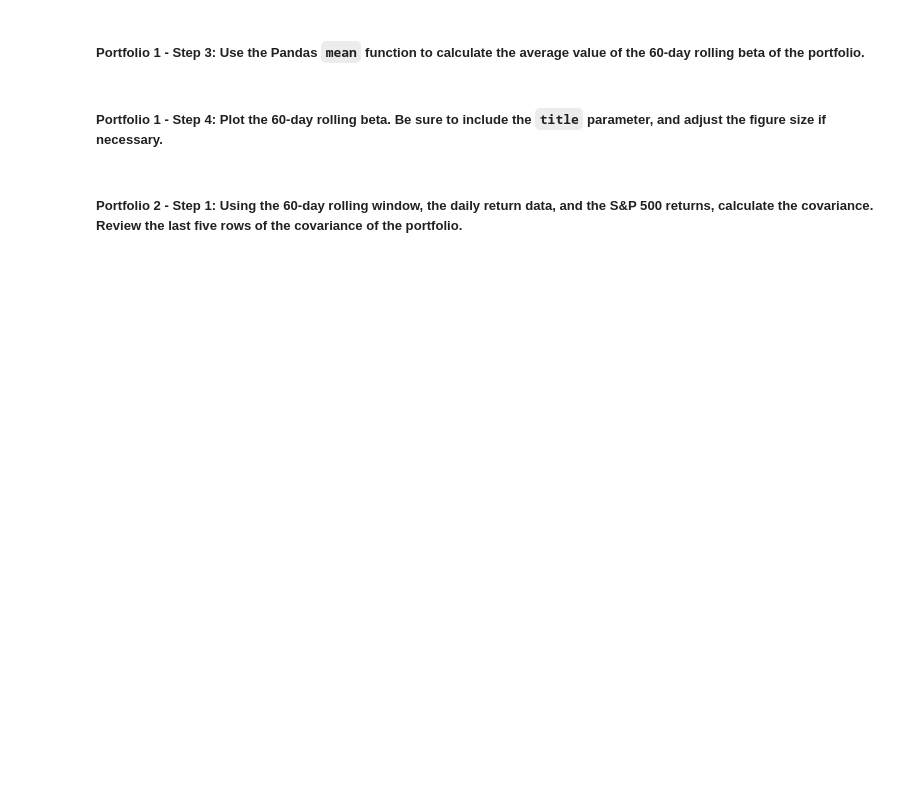
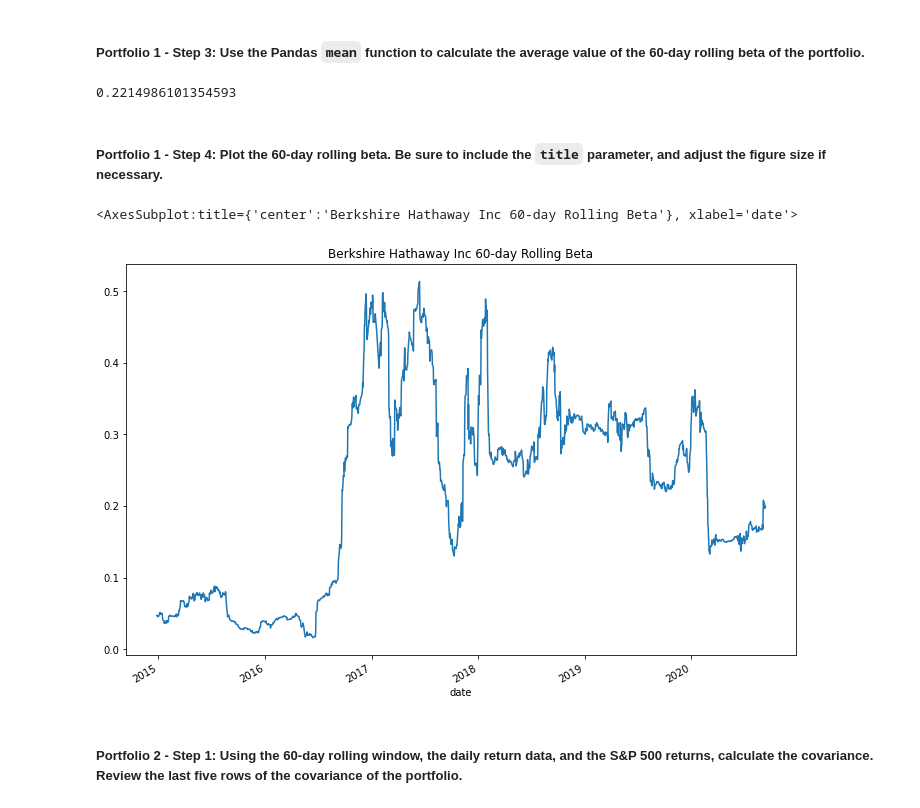
Before and after one commit to rjohnson617/whale_analysis, a Jupyter notebook: risk_return_analysis.ipynb, the cells around one changed output. Saved outputs shown, nothing was run; the diff lists cells and outputs as text; code cells hidden in the pictures; blank space fills up the shorter version.

Commit message:
adding images of analysis and output for README and uploading completed Jupyter notebook with final analysis

```diff
--- a/risk_return_analysis.ipynb
+++ b/risk_return_analysis.ipynb
@@ -211,7 +211,8 @@ whales_daily_return.plot(kind='box', figsize=(18,8), title='Whale Funds Daily Re
 # Create a new DataFrame containing only the 4 fund portfolios by dropping the S&P 500 column from the DataFrame
 # Create box plots to reflect the return data for only the 4 fund portfolios
 # Include a title parameter and adjust the figure size
-whales_reduced_df = whales_df.drop(columns=['S&P 500'])
+market_index = 'S&P 500'
+whales_reduced_df = whales_df.drop(columns=[market_index])
 whales_reduced_daily_returns = whales_reduced_df.pct_change().dropna()
 whales_reduced_daily_returns.plot(kind='box', figsize=(18,8), title='Whale Funds Daily Return Volatility (2014-10-01 thru 2020-09-11)')
 # %% [output]
@@ -359,4 +360,5 @@ Your analysis is nearing completion. Now, you need to evaluate how the portfolio
 #### Use the Pandas `var` function to calculate the variance of the S&P 500 by using a 60-day rolling window. Visualize the last five rows of the variance of the S&P 500.
 # %%
 # Calculate the variance of the S&P 500 using a rolling 60-day window.
-# YOUR CODE HERE
+market_variance_60_day_rolling = whales_daily_return[market_index].rolling(window=60).var()
+market_variance_60_day_rolling.tail()
@@ -375,4 +385,6 @@ Your analysis is nearing completion. Now, you need to evaluate how the portfolio
 # %%
 # Calculate the covariance using a 60-day rolling window
 # Review the last five rows of the covariance data
-# YOUR CODE HERE
+port_1 = 'BERKSHIRE HATHAWAY INC'
+port_1_cov_60_day_rolling = whales_daily_return[port_1].rolling(window=60).cov(whales_daily_return[market_index])
+port_1_cov_60_day_rolling.tail()
@@ -381,4 +401,5 @@ Your analysis is nearing completion. Now, you need to evaluate how the portfolio
 # %%
 # Calculate the beta based on the 60-day rolling covariance compared to the market (S&P 500)
 # Review the last five rows of the beta information
-# YOUR CODE HERE
+port_1_beta_60_day_rolling = port_1_cov_60_day_rolling / market_variance_60_day_rolling
+port_1_beta_60_day_rolling.tail()
@@ -386,13 +415,21 @@ Your analysis is nearing completion. Now, you need to evaluate how the portfolio
 ##### Portfolio 1 - Step 3: Use the Pandas `mean` function to calculate the average value of the 60-day rolling beta of the portfolio.
 # %%
 # Calculate the average of the 60-day rolling beta
-# YOUR CODE HERE
+port_1_mean_beta_60_day_rolling = port_1_beta_60_day_rolling.mean()
+port_1_mean_beta_60_day_rolling
+# %% [output]
+0.2214986101354593
 # %% [markdown]
 ##### Portfolio 1 - Step 4: Plot the 60-day rolling beta. Be sure to include the `title` parameter, and adjust the figure size if necessary.
 # %%
 # Plot the rolling beta
 # Include a title parameter and adjust the figure size
-# YOUR CODE HERE
+port_1_title = port_1.title()
+
+port_1_beta_60_day_rolling.plot(figsize=(12,8), title=f"{port_1_title} 60-day Rolling Beta")
+# %% [output]
+<AxesSubplot:title={'center':'Berkshire Hathaway Inc 60-day Rolling Beta'}, xlabel='date'>
+[figure, added]
 # %% [markdown]
 ##### Portfolio 2 - Step 1: Using the 60-day rolling window, the daily return data, and the S&P 500 returns, calculate the covariance. Review the last five rows of the covariance of the portfolio.
 # %%
```
Also changed, not shown: parts of 11 cells of this notebook, 5 other files.
